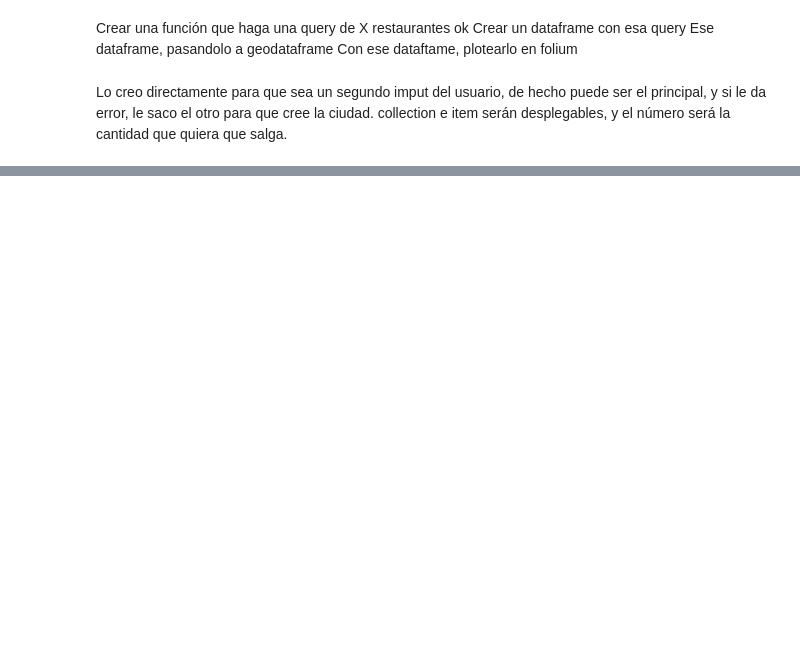
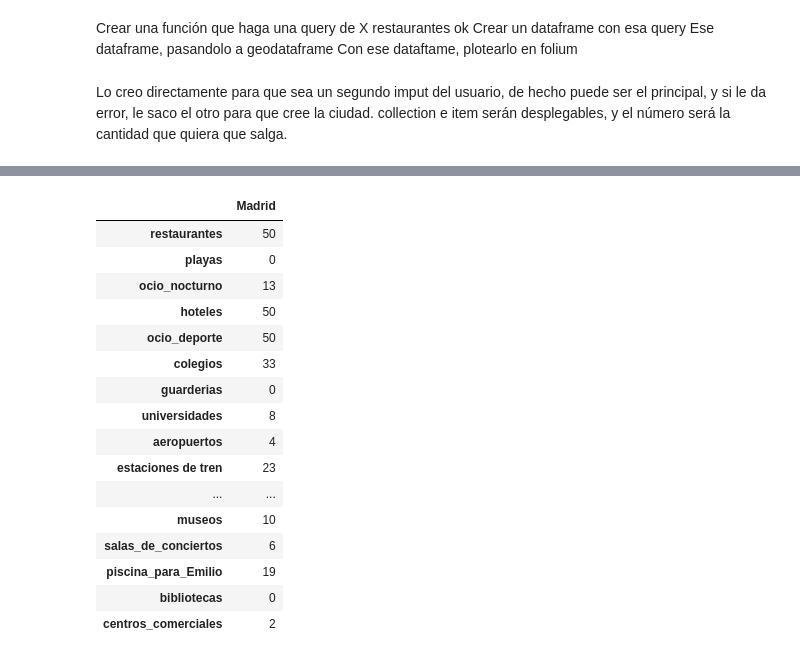
Before and after one commit to asiokfd/CityAdvisor, a Jupyter notebook: src/final.ipynb, the cells around one changed output, grey strips where cells are left out. Saved outputs shown, nothing was run; the diff lists cells and outputs as text; code cells hidden in the pictures; blank space fills up the shorter version.

```diff
--- a/src/final.ipynb
+++ b/src/final.ipynb
@@ -29,6 +27,30 @@ gmaps = googlemaps.Client(key= tokg )
 db = client2.get_database("ciudades")
 # %% [markdown]
 # he borrado todo lo que tenia de datasets, y empiezo directamente con lo que sería el flujo de la api
+# %%
+dic_categorias= {
+
+    "restaurantes": ["restaurant"],
+    "playas": "4bf58dd8d48988d1e2941735",
+    "ocio_nocturno": ["pub","Cocktail Bar"],
+    "hoteles": ["hotel"],
+    "ocio_deporte": ["gym", "Fitness"],
+    "colegios" : ["school", "primary school", "elemental school"],
+    "guarderias" : ["kindergarden", "preschool"],
+    "universidades": ["college", "university"],
+    "aeropuertos" : ["airport"],
+    "estaciones de tren": ["train station"],
+    "parques": ["park"],
+    "hospitales" : ["hospital", "medical center"],
+    "cines": ["cinema", "movie theatre"],
+    "teatros": ["theatre"],
+    "museos": ["museum"],
+    "salas_de_conciertos": ["rock club", "jazz club", "concert"],
+    "piscina_para_Emilio": ["pool"],
+    "bibliotecas" : ["library", "book store"],
+    "centros_comerciales": ["mall", "shopping center"]
+
+                                            }
 # %% [markdown]
 input: ciudad y pais
 # %%
@@ -191,0 +485,28 @@ query ("CABA", "restaurantes", 10)
+# %%
+c= list (dic_categorias.keys())
+lista=[]
+for item in c:
+    a=list (db[collection].find ({item: {"$exists": True}},{ item :1, "_id":0}))
+    cantidad=a[0][item]["número"]
+    lista.append ( {collection : cantidad } )
+df=pd.DataFrame (lista, index=c)
+# %%
+df
+# %% [output]
+|  | Madrid |
+| restaurantes | 50 |
+| playas | 0 |
+| ocio_nocturno | 13 |
+| hoteles | 50 |
+| ocio_deporte | 50 |
+| colegios | 33 |
+| guarderias | 0 |
+| universidades | 8 |
+| aeropuertos | 4 |
+| estaciones de tren | 23 |
+| ... | ... |
+| museos | 10 |
+| salas_de_conciertos | 6 |
+| piscina_para_Emilio | 19 |
+| bibliotecas | 0 |
+| centros_comerciales | 2 |
```
Also changed, not shown: parts of 40 cells of this notebook, 9 other files.
